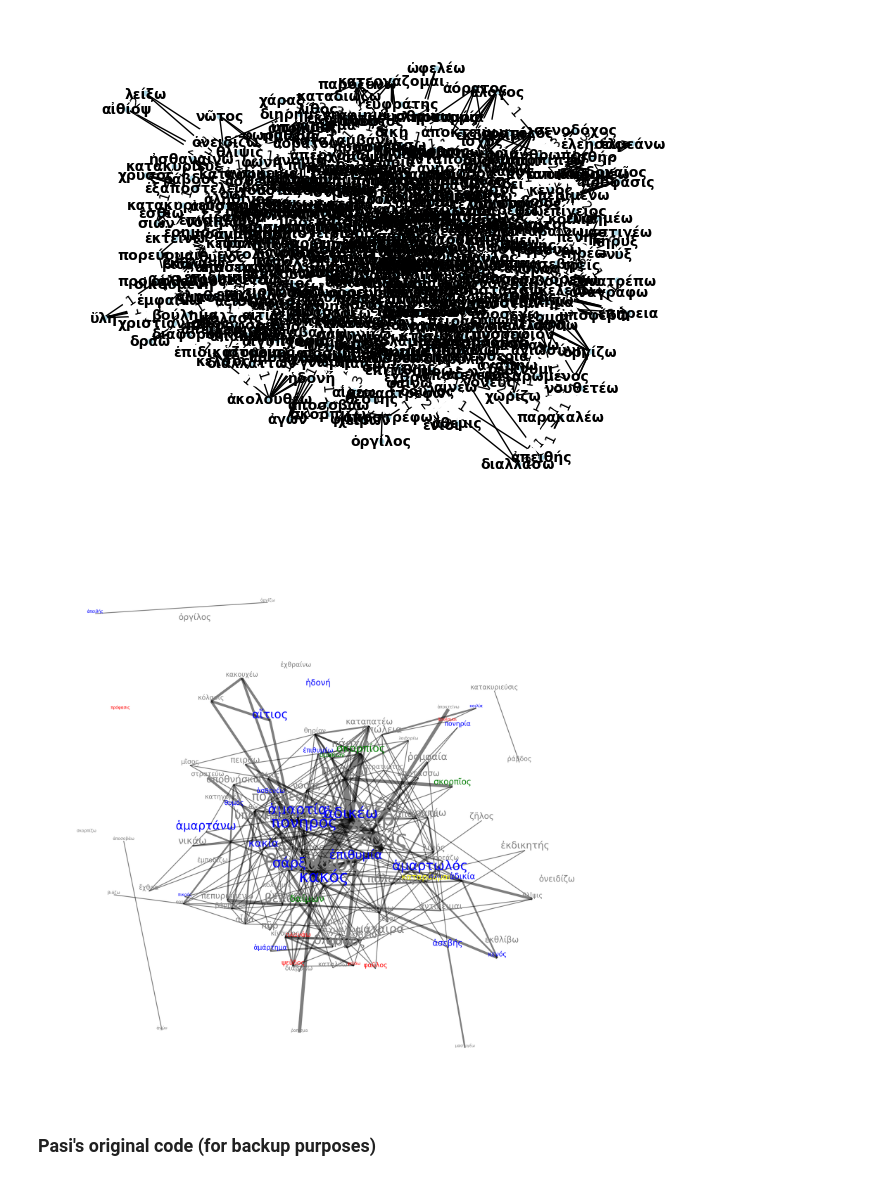
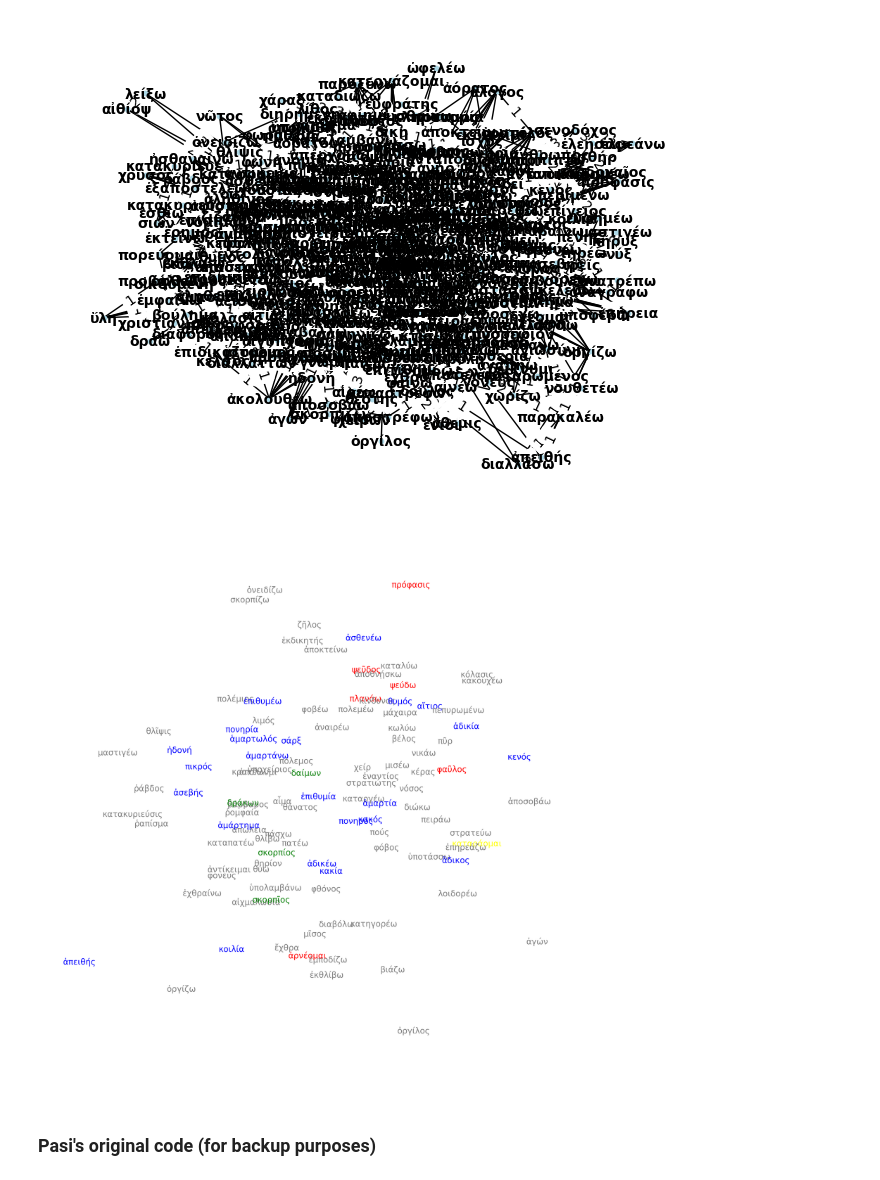
Before and after one commit to CCS-ZCU/enemy, a Jupyter notebook: scripts/cooccurrance-networks.ipynb, the cells around one changed output. Saved outputs shown, nothing was run; the diff lists cells and outputs as text; code cells hidden in the pictures.

Commit message:
figure updated

```diff
--- a/scripts/cooccurrance-networks.ipynb
+++ b/scripts/cooccurrance-networks.ipynb
@@ -169,7 +169,7 @@ fig, ax = plt.subplots(figsize=(12, 12), dpi=300)
 filtered_edges = [(u, v, d) for u, v, d in G.edges(data=True) if u not in omitted_nodes and v not in omitted_nodes]
 weights = [d['weight'] for _, _, d in filtered_edges]
 
-nx.draw_networkx_edges(G, pos, edgelist=filtered_edges, width=weights, alpha=0.5, ax=ax)
+#nx.draw_networkx_edges(G, pos, edgelist=filtered_edges, width=weights, alpha=0.5, ax=ax)
 
 # Draw nodes
 #nx.draw_networkx_nodes(G, pos, node_size=100, node_color=color_map, ax=ax)
@@ -177,33 +177,34 @@ nx.draw_networkx_edges(G, pos, edgelist=filtered_edges, width=weights, alpha=0.5
 # Draw each label with its corresponding color
 for node, (x, y) in pos.items():
     if node not in omitted_nodes:
         nx.draw_networkx_labels(G, {node: (x, y)}, labels={node: node},
-                                font_size=np.log2(wordcounts[node])*5,
+                                font_size=10,
+                                #font_size=np.log2(wordcounts[node])*5,
                                 font_family="sans-serif", verticalalignment='bottom',
                                 font_color=color_map[list(G.nodes()).index(node)], ax=ax)
 
 # Define legend elements
 legend_elements = [
     Line2D([0], [0], marker='o', color='w', label='group1', markerfacecolor='yellow', markersize=10),
     Line2D([0], [0], marker='o', color='w', label='group2', markerfacecolor='red', markersize=10),
     Line2D([0], [0], marker='o', color='w', label='group3', markerfacecolor='blue', markersize=10),
     Line2D([0], [0], marker='o', color='w', label='group4', markerfacecolor='grey', markersize=10),
     Line2D([0], [0], marker='o', color='w', label='group5', markerfacecolor='green', markersize=10),
 ]
 
 # Customize legend
 #ax.legend(handles=legend_elements, loc='upper right', bbox_to_anchor=(1, 1),
 #           numpoints=1, frameon=True, shadow=True)
 
 # Set the x and y limits to fit all values
 ax.set_xlim(min(x_vals) - 0.1, max(x_vals) + 0.1)
 ax.set_ylim(min(y_vals) - 0.1, max(y_vals) + 0.1)
 
 # Hide axes
 ax.axis("off")
 
 # Show the plot
 plt.show()
 # %% [output]
-[figure, old version]
+[figure, new version]
 # %%
```
Also changed, not shown: parts of 1 cell of this notebook, 1 other file.
